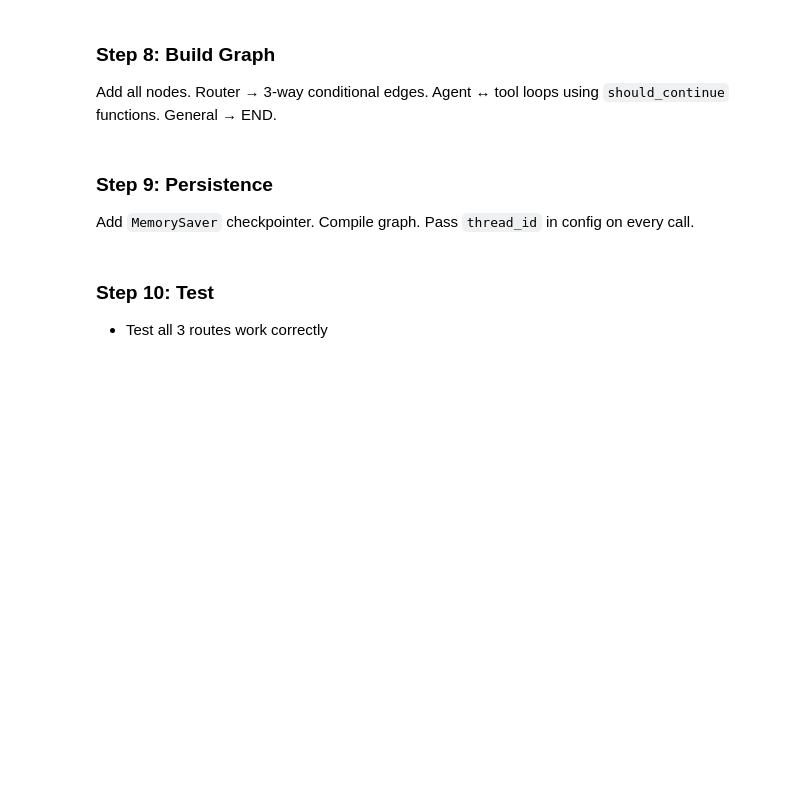
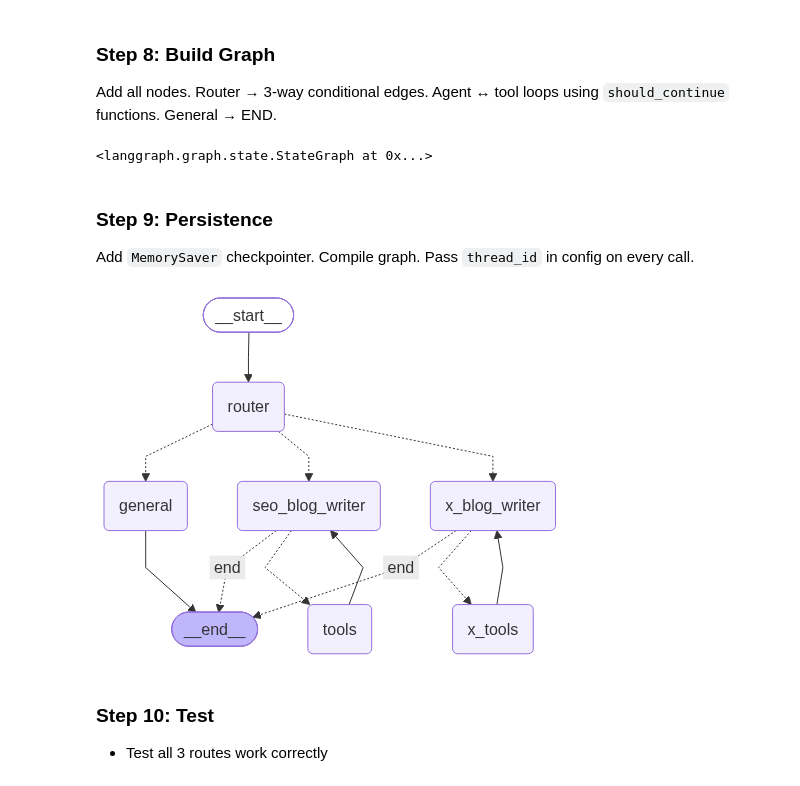
Before and after one commit to Rohit-Saini-Sfdc/fde-prep, a Jupyter notebook: Assignment_Template_Multi_Agents_Systems.ipynb, the cells around one changed output. Drawn from its saved outputs; the diff is of its cells as text; code cells hidden in the pictures; blank space fills up the shorter version.

```diff
--- a/Assignment_Template_Multi_Agents_Systems.ipynb
+++ b/Assignment_Template_Multi_Agents_Systems.ipynb
@@ -168,0 +360,3 @@ Bind only `internet_search_tool`. Same loop pattern. Writes short posts with emo
+# %%
+x_tools = [internet_search]
+x_writer_with_tools = llm.bind_tools(x_tools)
@@ -179,3 +410,37 @@ Add all nodes. Router → 3-way conditional edges. Agent ↔ tool loops using `s
+# %%
+# Build the graph
+from langgraph.graph import StateGraph
+from langgraph.graph.state import END
+
+workflow = StateGraph(AgentState)
+
+workflow.add_node("router", router_node)
+workflow.add_node("seo_blog_writer", seo_blog_writer_node)
+workflow.add_node("x_blog_writer", x_blog_writer_node)
+workflow.add_node("tools", seo_tool_node)
+workflow.add_node("x_tools", x_tool_node)
+workflow.add_node("general", general_node)
+
+workflow.set_entry_point("router")
+
+workflow.add_conditional_edges("router", route_decision, {
+    "seo_blog_writer": "seo_blog_writer",
+    "x_blog_writer": "x_blog_writer",
+    "general": "general",
+})
+
+# SEO agent ↔ tools loop
+workflow.add_conditional_edges("seo_blog_writer", seo_should_continue, {"tools": "tools", "end": END})
+workflow.add_edge("tools", "seo_blog_writer")
+
+# X agent ↔ tools loop
+workflow.add_conditional_edges("x_blog_writer", x_should_continue, {"x_tools": "x_tools", "end": END})
+workflow.add_edge("x_tools", "x_blog_writer")
+
+# General → END
+workflow.add_edge("general", END)
+# %% [output]
+<langgraph.graph.state.StateGraph at 0x...>
 # %% [markdown]
 ### Step 9: Persistence
 Add `MemorySaver` checkpointer. Compile graph. Pass `thread_id` in config on every call.
@@ -184,3 +447,15 @@ Add `MemorySaver` checkpointer. Compile graph. Pass `thread_id` in config on eve
+# %%
+from langgraph.checkpoint.memory import MemorySaver
+
+memory = MemorySaver()
+
+graph = workflow.compile(checkpointer=memory)
+# %%
+from IPython.display import display, Image
+
+display(Image(graph.get_graph().draw_mermaid_png()))
+# %% [output]
+[figure, added]
 # %% [markdown]
 ### Step 10: Test
 - Test all 3 routes work correctly
```
Also changed, not shown: parts of 32 cells of this notebook.
